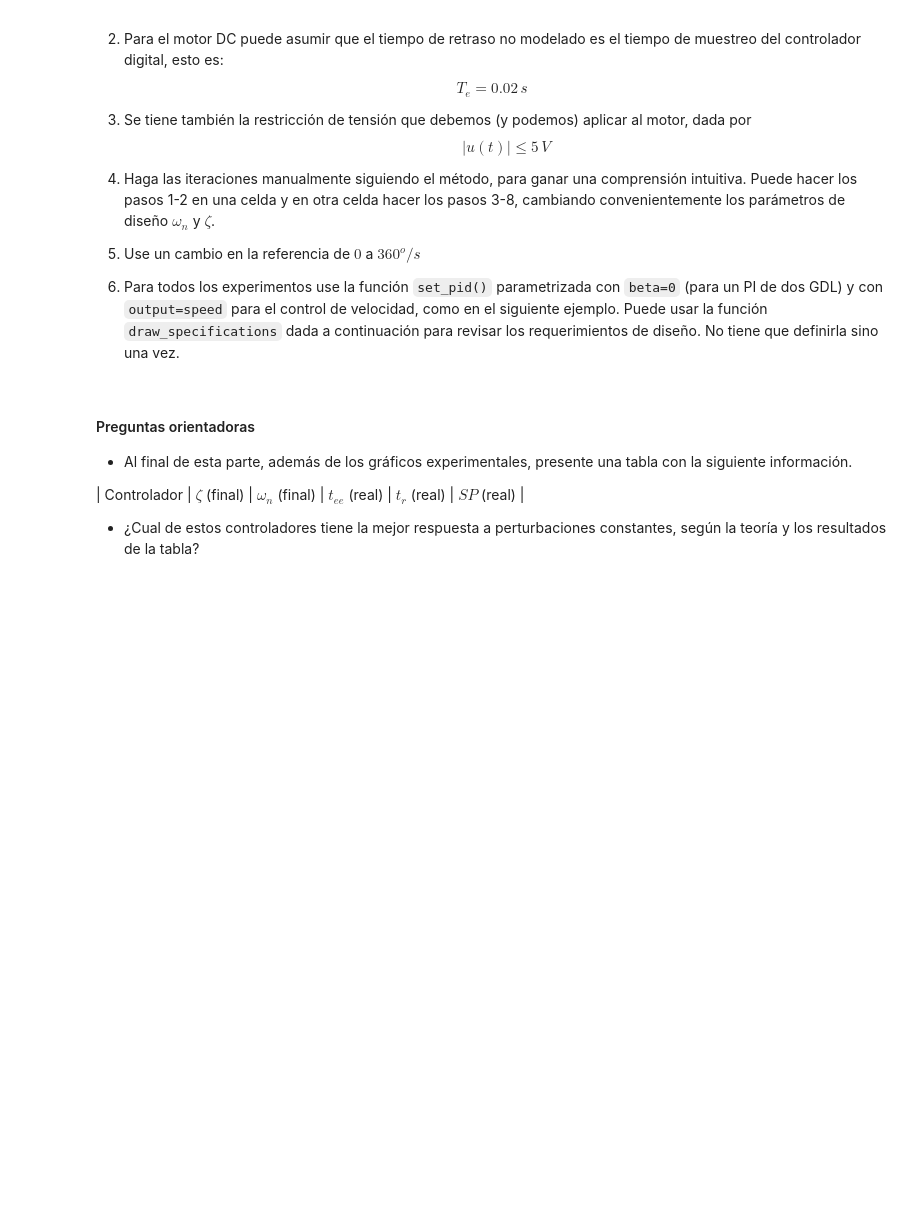
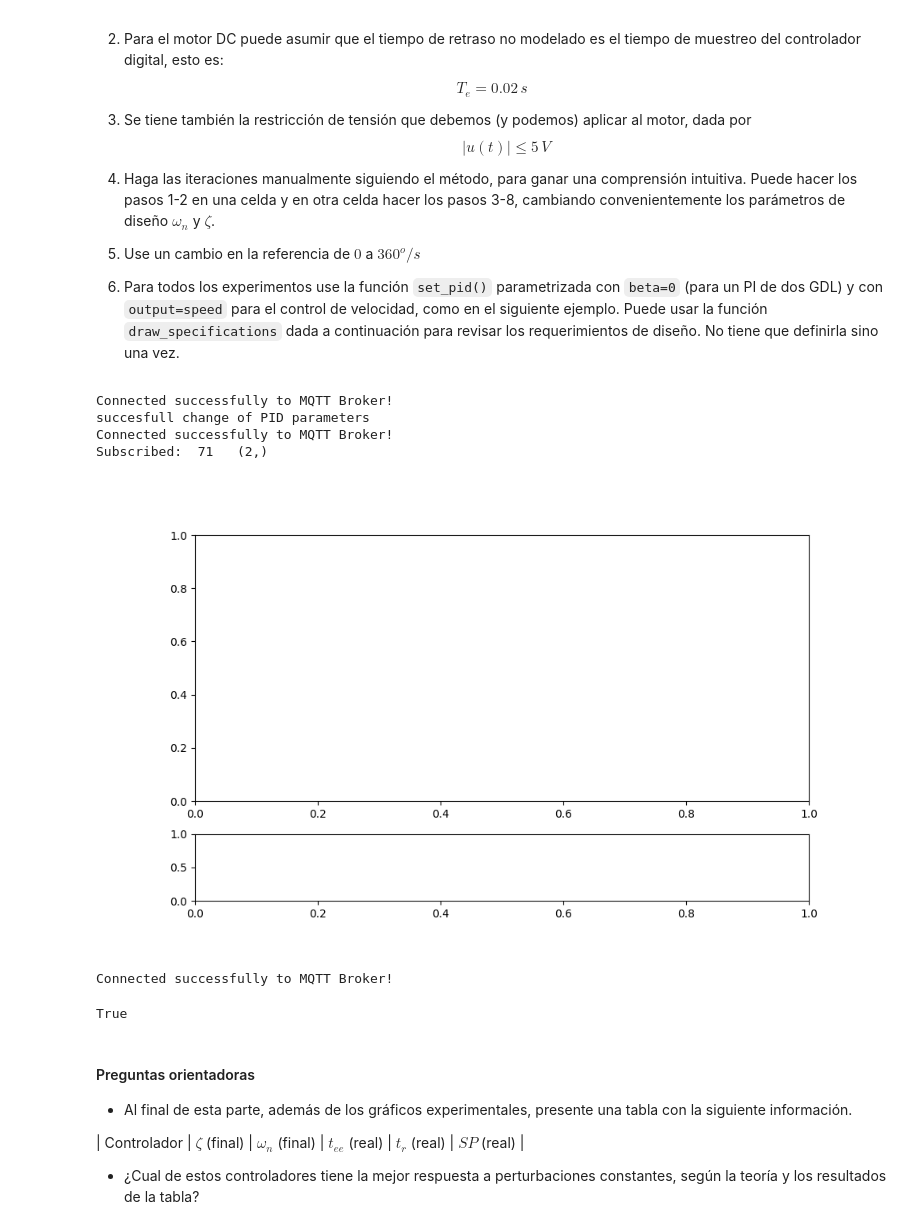
Before and after one commit to wabohorquezr/2025-II, a Jupyter notebook: Control/Laboratorios/Laboratorio3/guia3-sintonia_algebraica_PI_PID.ipynb, the cells around one changed output. Drawn from its saved outputs; the diff is of its cells as text; code cells hidden in the pictures; blank space fills up the shorter version.

```diff
--- a/Control/Laboratorios/Laboratorio3/guia3-sintonia_algebraica_PI_PID.ipynb
+++ b/Control/Laboratorios/Laboratorio3/guia3-sintonia_algebraica_PI_PID.ipynb
@@ -40,8 +40,8 @@ Aqui está  [la ayuda de las funciones de software](https://nebisman.github.io/U
 
 Lo primero que necesitamos es definir tanto el sistema térmico como el motor como sistemas  IoT.
 # %%
-mi_termico = temp.ThermalSystemIoT(plant_number = "PC-T-12" , broker_address = "192.168.1.100", port=1883)
-# mi_motor = motor.MotorSystemIoT(plant_number = "PC-M-01" , broker_address = "192.168.1.100", port=1883)
+#mi_termico = temp.ThermalSystemIoT(plant_number = "PC-T-12" , broker_address = "192.168.1.100", port=1883)
+mi_motor = motor.MotorSystemIoT(plant_number = "PC-M-02" , broker_address = "192.168.1.100", port=1883)
 # %% [markdown]
 ## Sintonía por métodos algebraicos de un controlador PI para el motor
 
@@ -118,33 +254,43 @@ def draw_specifications(tee,tr, SP):
     ay.text(t0 +tee + t1/50 , r0 + 0.1*delta_r, "$t_{ee}=$", fontsize=14, color='#008066FF')
 
     # tr specification
     ay.plot([t0, t0+ tr, t0+ tr], [r0 + 0.9*delta_r, r0 + 0.9*delta_r, r0 - 0.1*delta_r],  color='#917c6fff', linestyle='--',linewidth=1.25)
     ay.text(t0 + tr + t1/50 , r0 + 0.1*delta_r, "$t_{r}$", fontsize=14,  color='#917c6fff')
 
     # SP specification
     ay.axhline(r1 + SP * delta_r /100, color='#d42affff', linestyle='--', linewidth=1.25)
     ay.text(0.8* t0 , r1 + (SP/100 + 0.025 ) * delta_r, "$SP$", fontsize=14, color='#d42affff')
 
     # pick in the graphic for returning values
     mplcursors.cursor(ay.lines)
     return ay, au
 
 
 # ejemplo de configuración del PI para el motor con control de  velocidad
 
 # especificaciones
 tee = 0.8
 tr =  0.25
 SP = 10
 
 # programacion del PI y respuesta al escalón
 t0 = 0.5
 t1 = 2
 r0 = 0
 r1 = 360
 motor.set_pid(mi_motor,kp=0.001, ki=0.02, kd=0, beta=0, output="speed")
 t, r, y, u = motor.step_closed(mi_motor,r0=r0, r1=r1, t0=t0, t1=t1);
 draw_specifications(tee, tr, SP)
+
+motor.set_reference(mi_motor,0)
+# %% [output]
+Connected successfully to MQTT Broker!
+succesfull change of PID parameters
+Connected successfully to MQTT Broker!
+Subscribed:  71   (2,)
+[figure, added]
+Connected successfully to MQTT Broker!
+True
 # %% [markdown]
 #### Preguntas orientadoras
 
```
Also changed, not shown: parts of 4 cells of this notebook, 4 other files.
